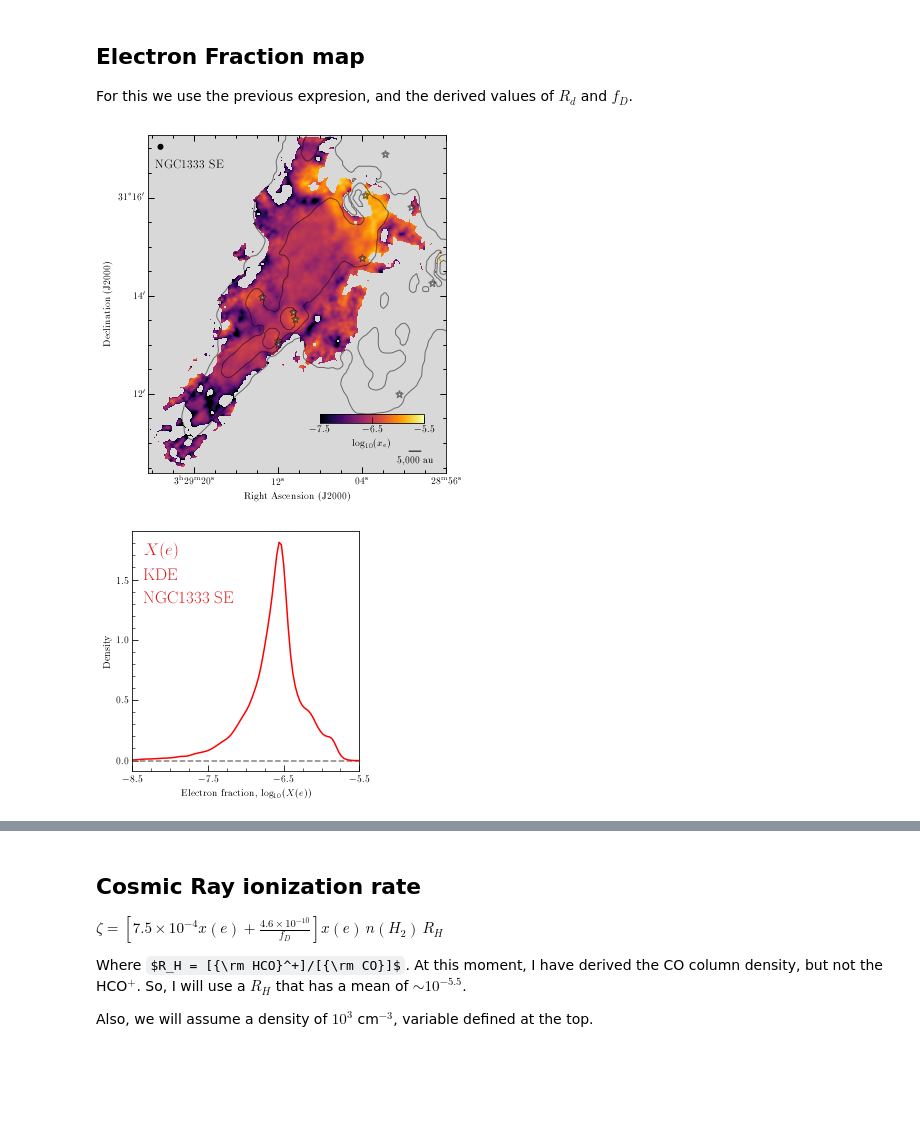
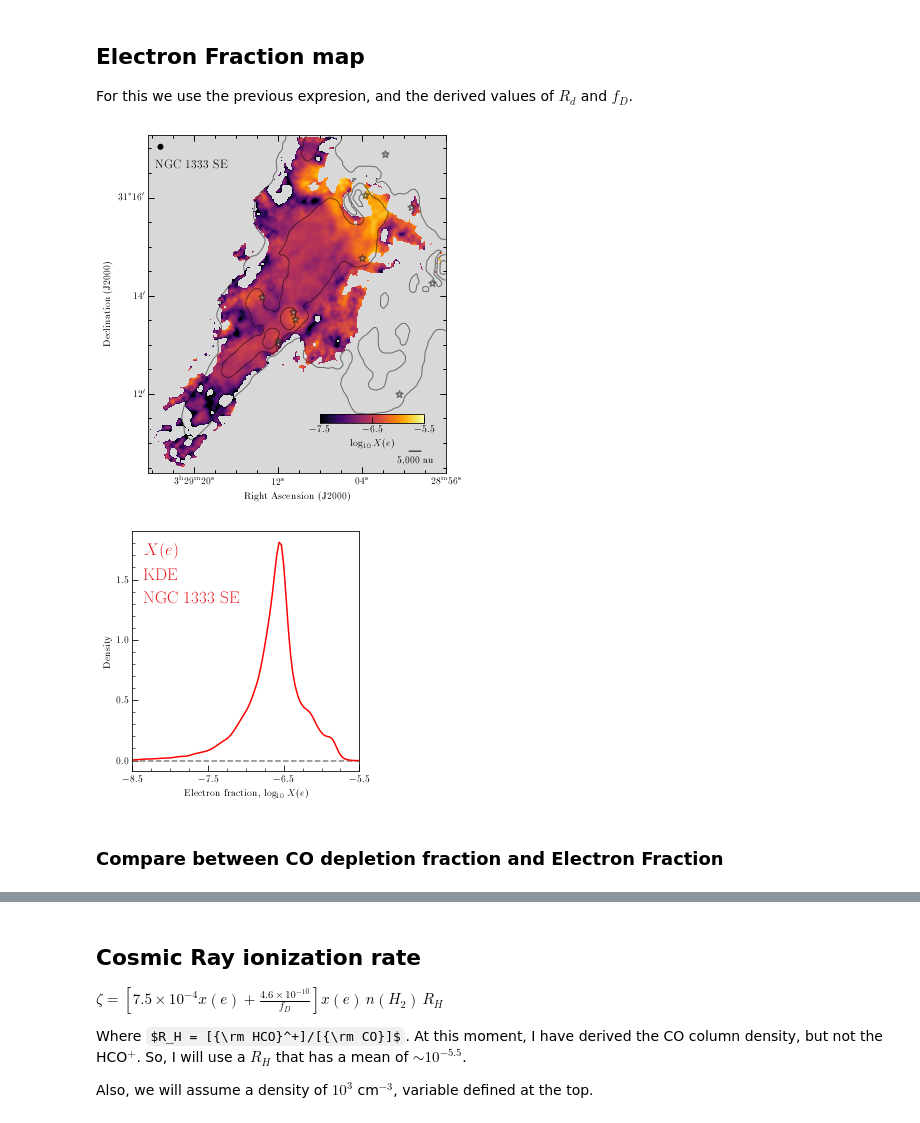
Before and after one commit to jpinedaf/NGC1333_NOEMA_Ions, a Jupyter notebook: NGC1333_Ions_Calculations.ipynb, the cells around one changed output, grey strips where cells are left out. Drawn from its saved outputs; the diff is of its cells as text; code cells hidden in the pictures; some formulas as TeX source; blank space fills up the shorter version.

```diff
--- a/NGC1333_Ions_Calculations.ipynb
+++ b/NGC1333_Ions_Calculations.ipynb
@@ -526,16 +578,16 @@ im = ax.imshow(hdu.data, vmin=-7.5, vmax=-5.5, cmap=cmap, origin='lower')
 plot_setup_noema_wcsaxes(ax, hdu, label_col=text_color, contour_h2=True)
 
 cax = ax.inset_axes(col_pos)
-cbar = plt.colorbar(im, cax=cax, label=r'$\log_{10}(x_e)$', orientation='horizontal')
+cbar = plt.colorbar(im, cax=cax, label=r'$\log_{10} X(e)$', orientation='horizontal')
 cbar.set_ticks([-7.5, -6.5, -5.5])
 
-fig.text(xpos_lab1, ypos_lab1, 'NGC1333 SE', transform=ax.transAxes,
+fig.text(xpos_lab1, ypos_lab1, 'NGC 1333 SE', transform=ax.transAxes,
                 horizontalalignment='left', color=text_color, size=12)
 
 plt.tight_layout()
-fig.savefig('figs/NGC1333_xe_fd.pdf', dpi=200)
+fig.savefig('figs/NGC1333_xe_fd.pdf', dpi=200, bbox_inches='tight')
 # %% [output]
-[figure, old version]
+[figure, new version]
 # %%
 sigma_levels = np.array([0.5, 1.0, 1.5, 2.0])
 sigma_levels_l = np.array([0.5, 1.0, 1.5, 2.0, 2.5, 3.0])
@@ -556,37 +608,39 @@ log_xe = np.log10(xe_fd)
 
 xrange = np.array([-8.5, -5.5])
 
 gd_xe = np.isfinite(log_xe)
 # wt = 1 / NH3_dv[log_xe]**2
 #
 kde_log_xe = stats.gaussian_kde(log_xe[gd_xe])#, weights=wt)
 x_sample = np.linspace(xrange[0], xrange[1], num=100)
 log_xe_sample = np.reshape(kde_log_xe(x_sample).T, x_sample.shape)
 
 fig, ax = plt.subplots(figsize=(4, 4))
 ax.plot(xrange, [0, 0], color='gray', linestyle='--')
 ax.plot(x_sample, log_xe_sample, color='red', label=r'$\sigma_v$')
 #
 ax.text(0.05, 0.9,  r'$X(e)$', color=color_kde[0],
         transform=ax.transAxes, size=17, weight=60)
 ax.text(0.05, 0.8,  r'KDE', color=color_kde[0],
         transform=ax.transAxes, size=17, weight=60)
-ax.text(0.05, 0.7,  r'NGC1333 SE', color=color_kde[0],
+ax.text(0.05, 0.7,  r'NGC 1333 SE', color=color_kde[0],
         transform=ax.transAxes, size=17, weight=60)
 
-ax.set_xlabel(r"Electron fraction, $\log_{10}(X(e))$")
+ax.set_xlabel(r"Electron fraction, $\log_{10} X(e)$")
 ax.set_ylabel(r"Density")
 ax.set_xlim(xrange)
 
 ax.xaxis.set_minor_locator(MultipleLocator(0.25))
 ax.yaxis.set_minor_locator(MultipleLocator(0.1))
 
 ax.set_xticks([-8.5, -7.5, -6.5, -5.5])
 ax.set_yticks([0, 0.5, 1, 1.5])
 plt.tight_layout()
-fig.savefig('figs/NGC1333_log_xe_KDE.pdf', dpi=100)
+fig.savefig('figs/NGC1333_log_xe_KDE.pdf', dpi=100, bbox_inches='tight')
 # %% [output]
-[figure, old version]
+[figure, new version]
+# %% [markdown]
+### Compare between CO depletion fraction and Electron Fraction
 # %%
 
 fd_min = 1.0
```
Also changed, not shown: parts of 26 cells of this notebook, 19 other files.
